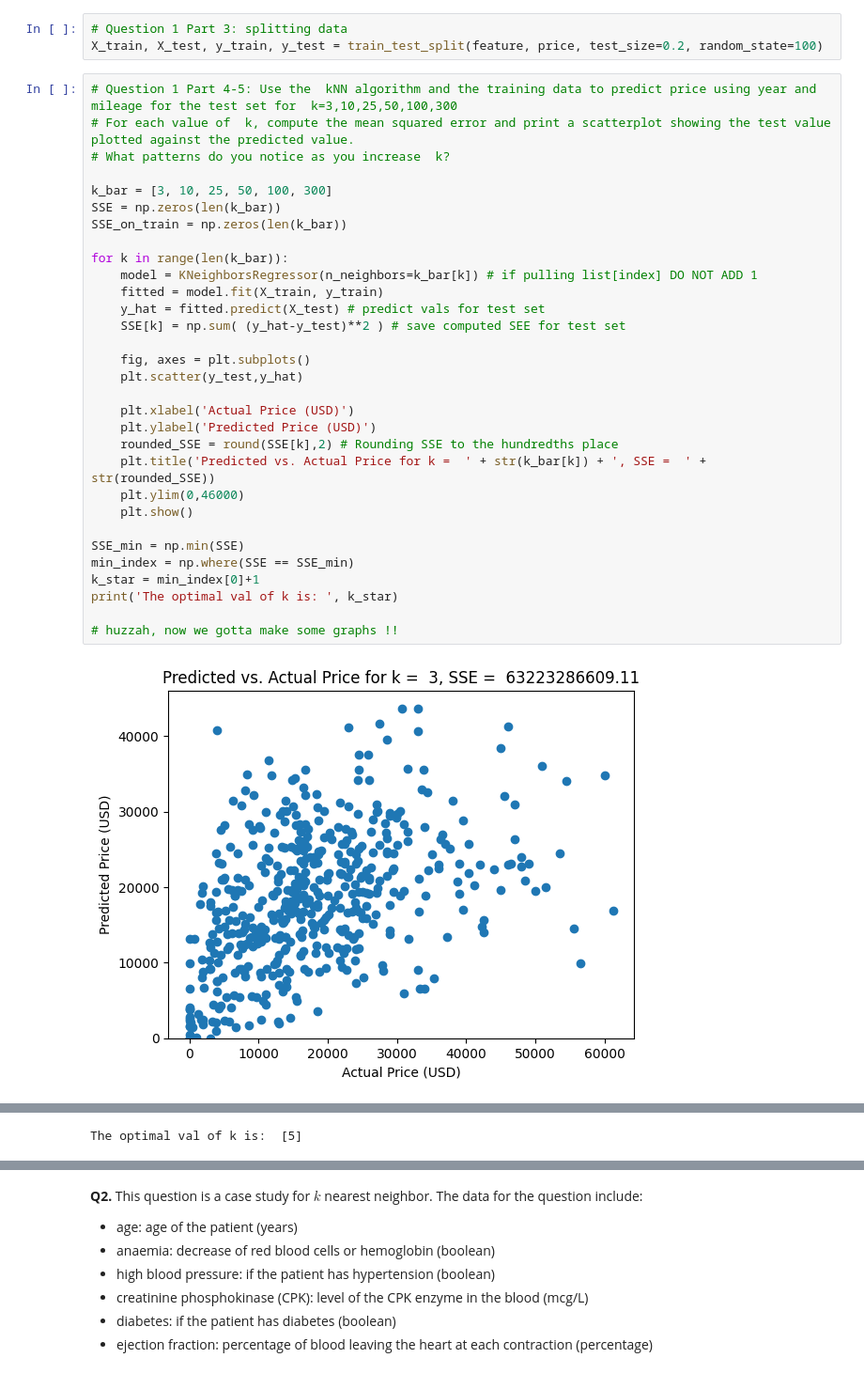
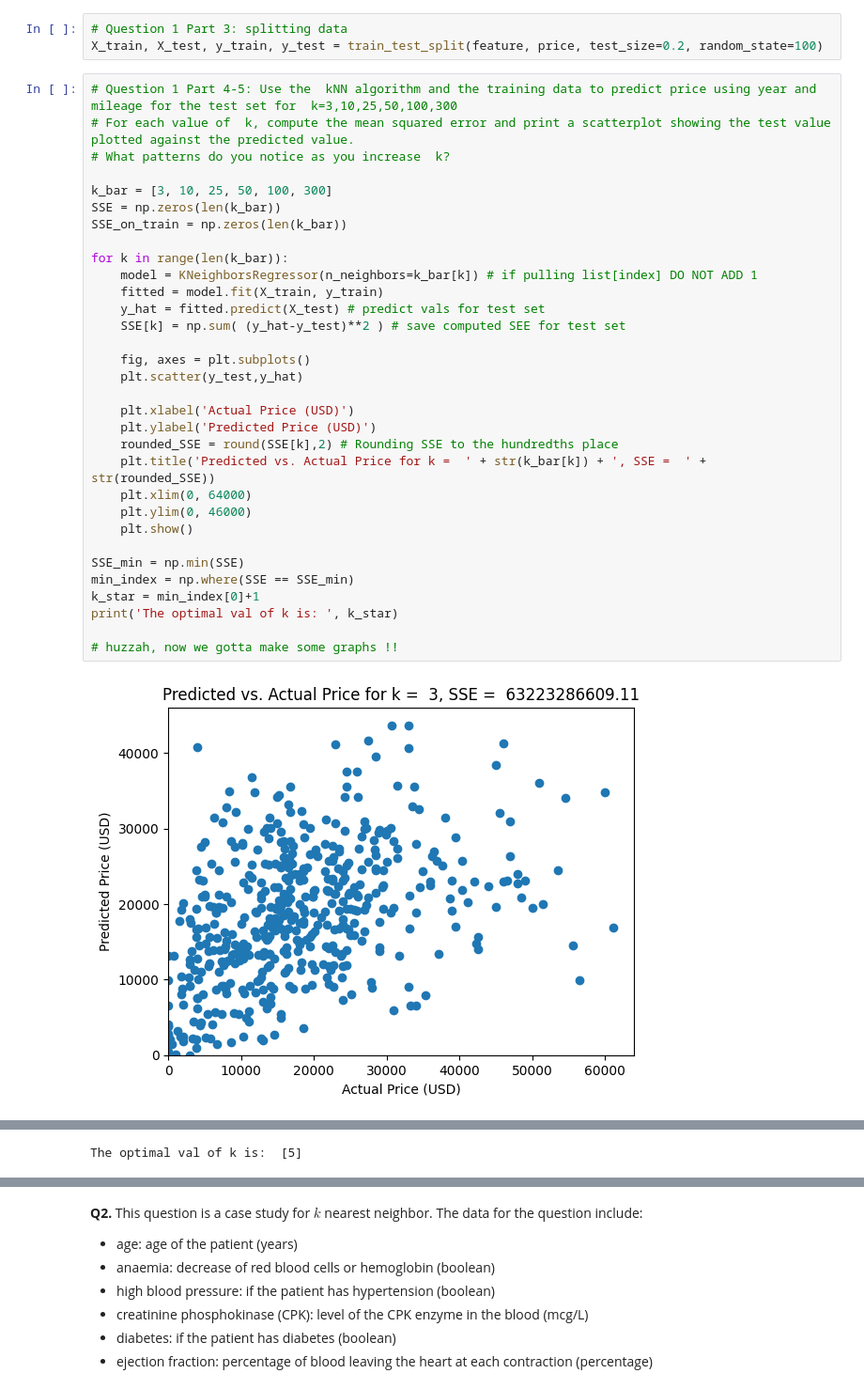
Before and after one commit to vrhughes/knn, a Jupyter notebook: assignment_knn.ipynb, the cells around one changed output, grey strips where cells are left out. Shown: that part at 94% size. Saved outputs shown, nothing was run; the diff lists cells and outputs as text.

```diff
--- a/assignment_knn.ipynb
+++ b/assignment_knn.ipynb
@@ -89,32 +89,33 @@ X_train, X_test, y_train, y_test = train_test_split(feature, price, test_size=0.
 # Question 1 Part 4-5: Use the  kNN algorithm and the training data to predict price using year and mileage for the test set for  k=3,10,25,50,100,300
 # For each value of  k, compute the mean squared error and print a scatterplot showing the test value plotted against the predicted value.
 # What patterns do you notice as you increase  k?
 
 k_bar = [3, 10, 25, 50, 100, 300]
 SSE = np.zeros(len(k_bar))
 SSE_on_train = np.zeros(len(k_bar))
 
 for k in range(len(k_bar)):
     model = KNeighborsRegressor(n_neighbors=k_bar[k]) # if pulling list[index] DO NOT ADD 1
     fitted = model.fit(X_train, y_train)
     y_hat = fitted.predict(X_test) # predict vals for test set
     SSE[k] = np.sum( (y_hat-y_test)**2 ) # save computed SEE for test set
 
     fig, axes = plt.subplots()
     plt.scatter(y_test,y_hat)
 
     plt.xlabel('Actual Price (USD)')
     plt.ylabel('Predicted Price (USD)')
     rounded_SSE = round(SSE[k],2) # Rounding SSE to the hundredths place
     plt.title('Predicted vs. Actual Price for k =  ' + str(k_bar[k]) + ', SSE =  ' + str(rounded_SSE))
-    plt.ylim(0,46000)
+    plt.xlim(0, 64000)
+    plt.ylim(0, 46000)
     plt.show()
 
 SSE_min = np.min(SSE)
 min_index = np.where(SSE == SSE_min)
 k_star = min_index[0]+1
 print('The optimal val of k is: ', k_star)
 
 # huzzah, now we gotta make some graphs !!
 # %% [output]
-[figure, old version]
+[figure, new version]
```
Also changed, not shown: parts of 4 cells of this notebook.
